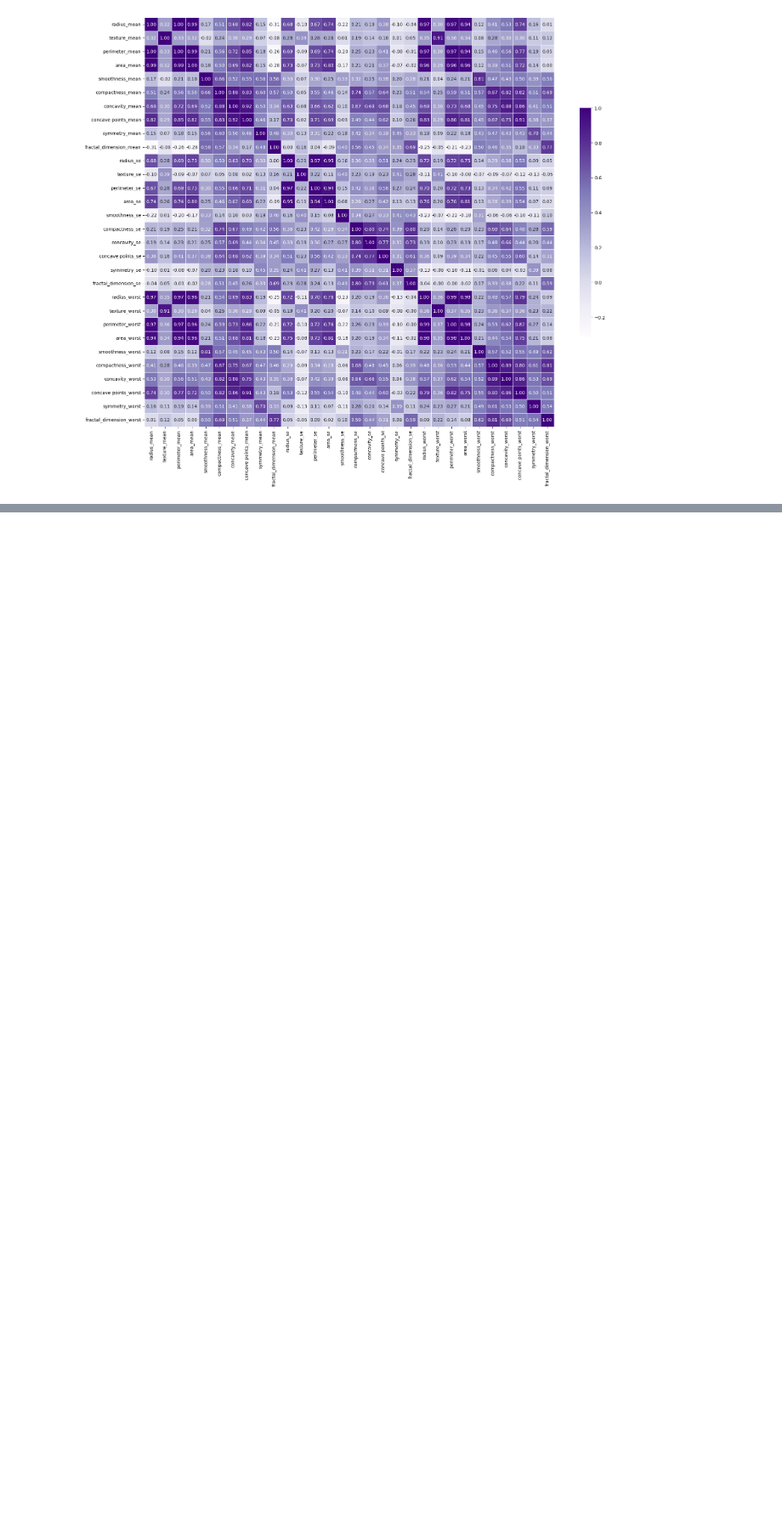
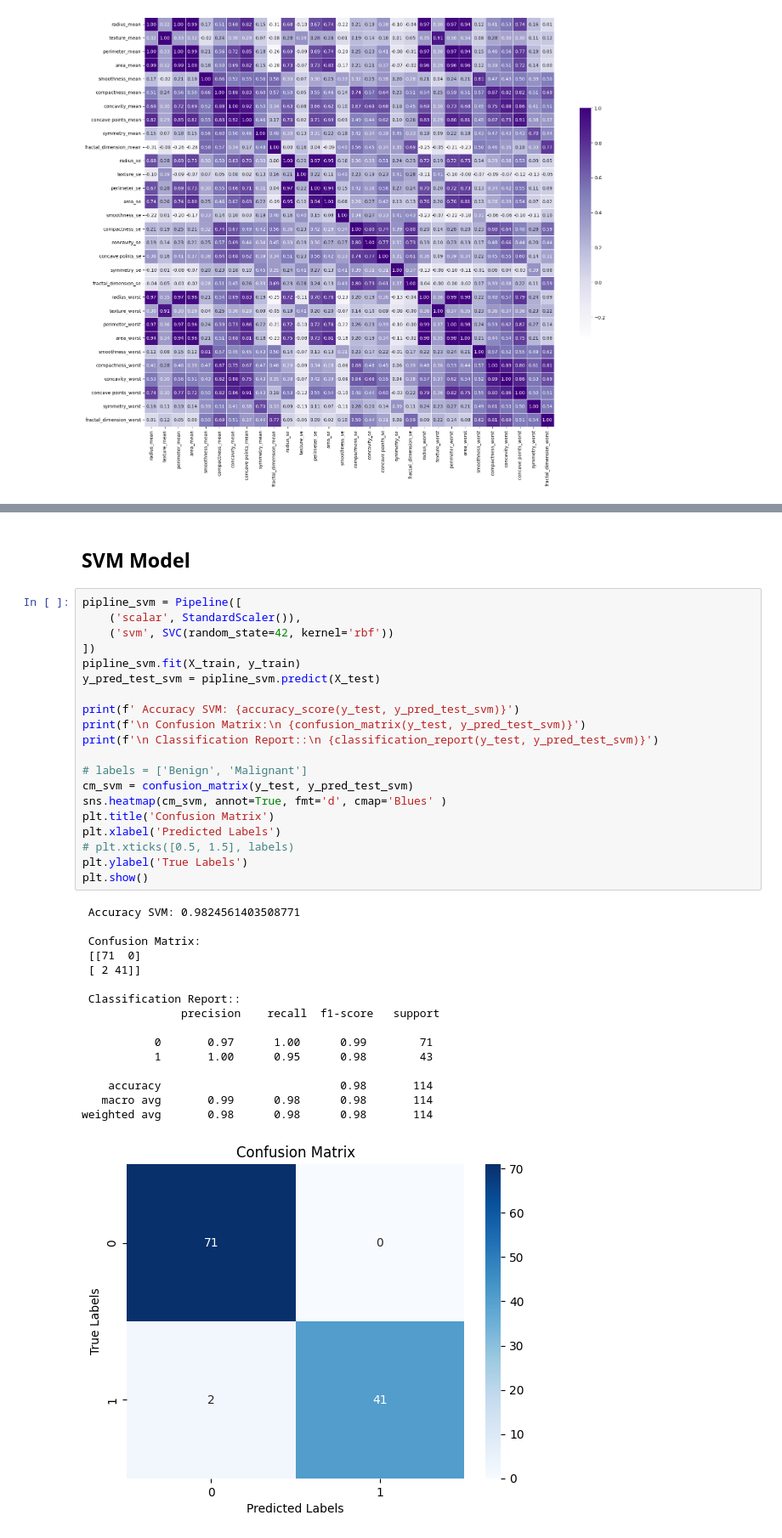
Before and after one commit to AfsanehShamsaddini/Breast_Cancer_Classification, a Jupyter notebook: Breast_Cancer_Classification.ipynb, the cells around one changed output, grey strips where cells are left out. Shown at 85% size. Drawn from its saved outputs; the diff is of its cells as text; blank space fills up the shorter version.

```diff
--- a/Breast_Cancer_Classification.ipynb
+++ b/Breast_Cancer_Classification.ipynb
@@ -183,0 +291,39 @@ plt.show()
+# %% [markdown]
+## SVM Model
+# %%
+pipline_svm = Pipeline([
+    ('scalar', StandardScaler()),
+    ('svm', SVC(random_state=42, kernel='rbf'))
+])
+pipline_svm.fit(X_train, y_train)
+y_pred_test_svm = pipline_svm.predict(X_test)
+
+print(f' Accuracy SVM: {accuracy_score(y_test, y_pred_test_svm)}')
+print(f'\n Confusion Matrix:\n {confusion_matrix(y_test, y_pred_test_svm)}')
+print(f'\n Classification Report::\n {classification_report(y_test, y_pred_test_svm)}')
+
+# labels = ['Benign', 'Malignant']
+cm_svm = confusion_matrix(y_test, y_pred_test_svm)
+sns.heatmap(cm_svm, annot=True, fmt='d', cmap='Blues' )
+plt.title('Confusion Matrix')
+plt.xlabel('Predicted Labels')
+# plt.xticks([0.5, 1.5], labels)
+plt.ylabel('True Labels')
+plt.show()
+# %% [output]
+ Accuracy SVM: 0.9824561403508771
+
+ Confusion Matrix:
+ [[71  0]
+ [ 2 41]]
+
+ Classification Report::
+               precision    recall  f1-score   support
+
+           0       0.97      1.00      0.99        71
+           1       1.00      0.95      0.98        43
+
+    accuracy                           0.98       114
+   macro avg       0.99      0.98      0.98       114
+weighted avg       0.98      0.98      0.98       114
+[figure, added]
```
Also changed, not shown: parts of 24 cells of this notebook.
